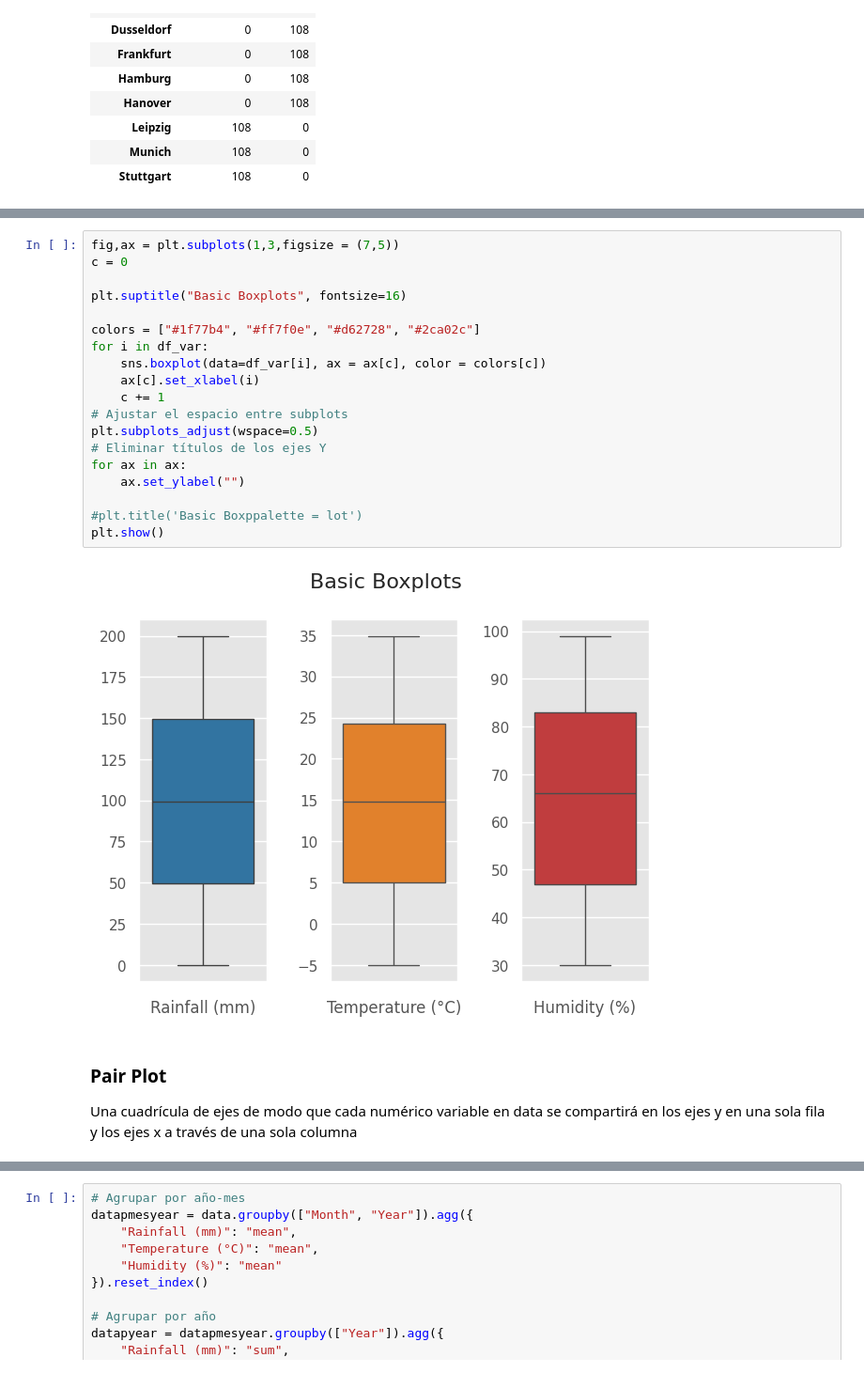
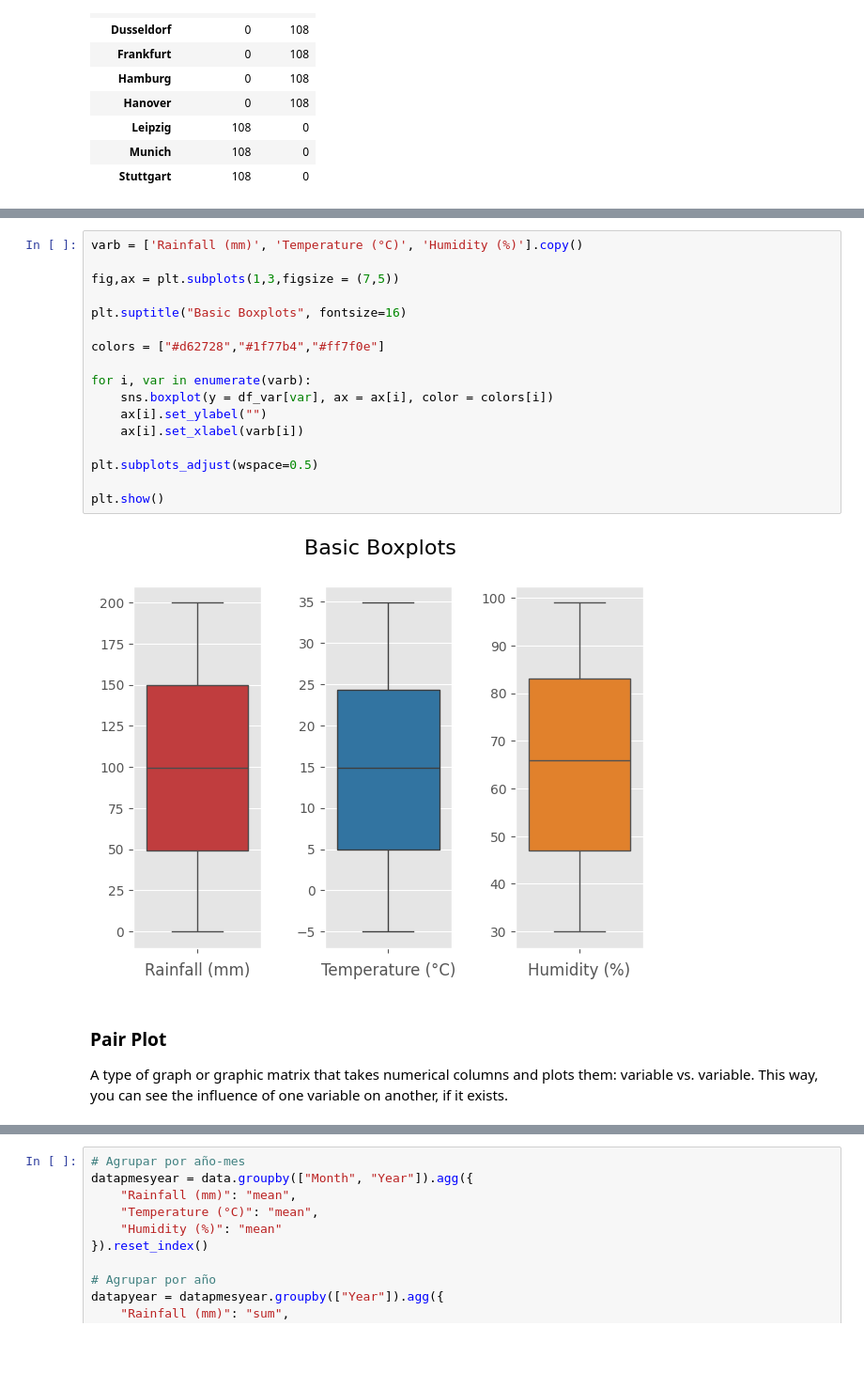
Before and after one commit to Luitz1/Projects, a Jupyter notebook: Data Analyst Projects/1_example_weather/exp_weather_1.ipynb, the cells around one changed output, grey strips where cells are left out. Shown at 94% size. Drawn from its saved outputs; the diff is of its cells as text; blank space fills up the shorter version.

```diff
--- a/Data Analyst Projects/1_example_weather/exp_weather_1.ipynb
+++ b/Data Analyst Projects/1_example_weather/exp_weather_1.ipynb
@@ -262,28 +267,26 @@ plt.show()
 # %%
+varb = ['Rainfall (mm)', 'Temperature (°C)', 'Humidity (%)'].copy()
+
 fig,ax = plt.subplots(1,3,figsize = (7,5))
-c = 0
 
 plt.suptitle("Basic Boxplots", fontsize=16)
 
-colors = ["#1f77b4", "#ff7f0e", "#d62728", "#2ca02c"]
-for i in df_var:
-    sns.boxplot(data=df_var[i], ax = ax[c], color = colors[c])
-    ax[c].set_xlabel(i)
-    c += 1
-# Ajustar el espacio entre subplots
+colors = ["#d62728","#1f77b4","#ff7f0e"]
+
+for i, var in enumerate(varb):
+    sns.boxplot(y = df_var[var], ax = ax[i], color = colors[i])
+    ax[i].set_ylabel("")
+    ax[i].set_xlabel(varb[i])
+
 plt.subplots_adjust(wspace=0.5)
-# Eliminar títulos de los ejes Y
-for ax in ax:
-    ax.set_ylabel("")
 
-#plt.title('Basic Boxppalette = lot')
 plt.show()
 # %% [output]
-[figure, old version]
+[figure, new version]
-# %% [markdown]
-### Pair Plot
-
-Una cuadrícula de ejes de modo que cada numérico variable en data se compartirá en los ejes y en una sola fila y los ejes x a través de una sola columna
+# %% [markdown]
+### Pair Plot
+
+A type of graph or graphic matrix that takes numerical columns and plots them: variable vs. variable. This way, you can see the influence of one variable on another, if it exists.
 # %%
 sns.set()
 sns.pairplot(df_var,height=2)
```
Also changed, not shown: parts of 45 cells of this notebook.
